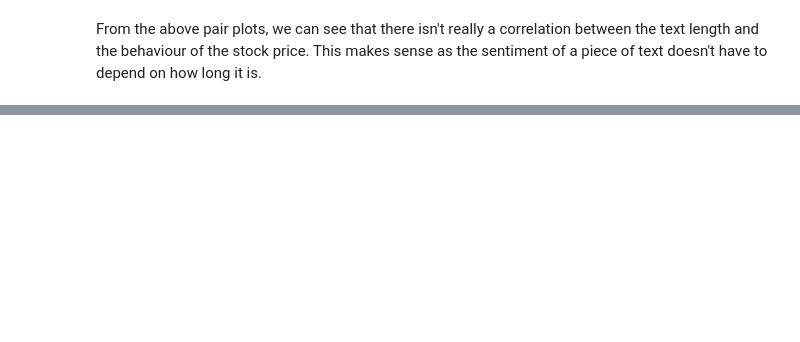
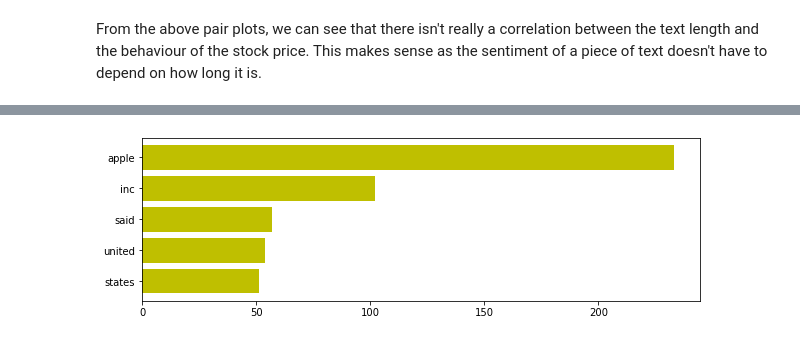
Before and after one commit to anishseeniraj/newspip, a Jupyter notebook: pipeline/2_exploratory_analysis.ipynb, the cells around one changed output, grey strips where cells are left out. Saved outputs shown, nothing was run; the diff lists cells and outputs as text; code cells hidden in the pictures; blank space fills up the shorter version.

```diff
--- a/pipeline/2_exploratory_analysis.ipynb
+++ b/pipeline/2_exploratory_analysis.ipynb
@@ -92,0 +133,5 @@ sns.pairplot(df, vars=["Text Length", "Inflection"], kind="reg")
+# %%
+# Display text (headline + first sentence)
+plot_most_frequent(df_positive["Text"], "y")
+# %% [output]
+[figure, added]
```
Also changed, not shown: parts of 16 cells of this notebook, 6 other files.
